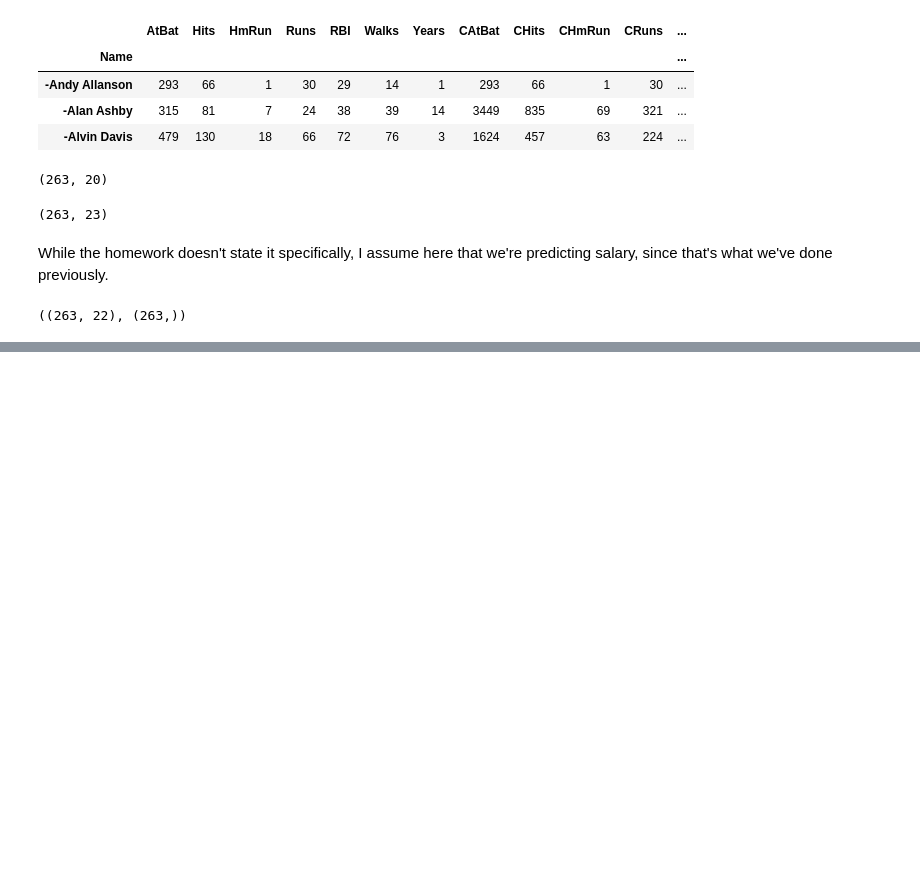
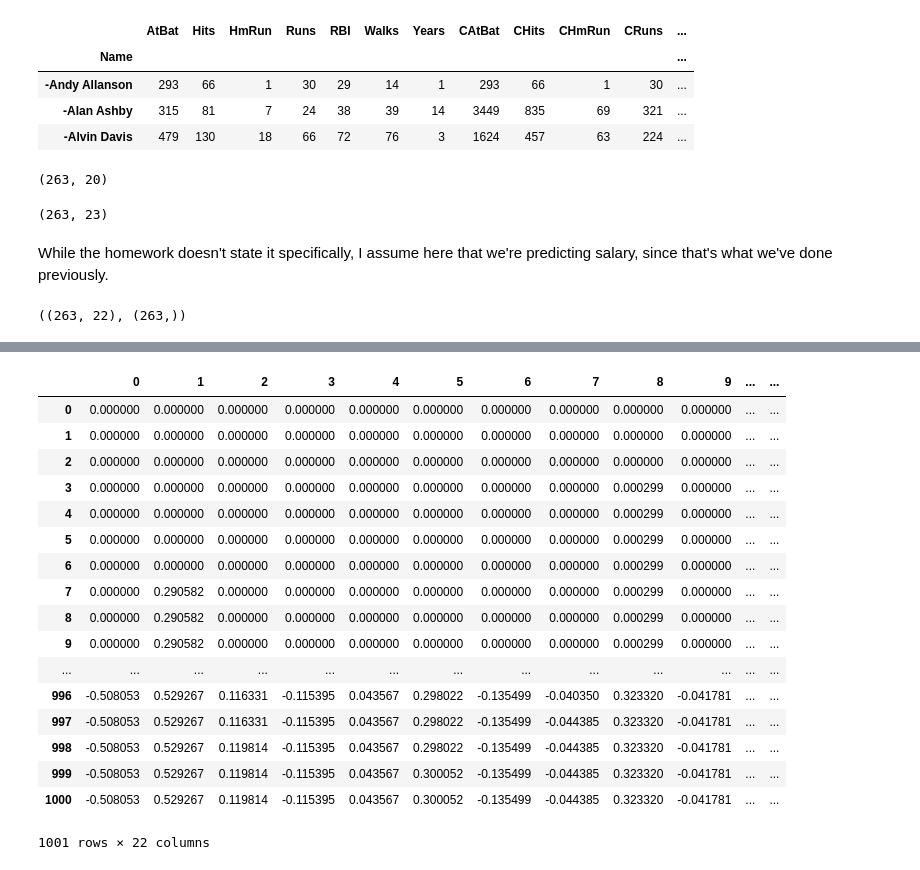
Before and after one commit to aenfield/Data558, a Jupyter notebook: Week04/EnfieldAndrew-HW4.ipynb, the cells around one changed output, grey strips where cells are left out. Cells and saved outputs as stored; diff of their text form; code cells hidden in the pictures; blank space fills up the shorter version.

```diff
--- a/Week04/EnfieldAndrew-HW4.ipynb
+++ b/Week04/EnfieldAndrew-HW4.ipynb
@@ -53,0 +105,22 @@ TODO break into train/test, using train_test_split likely - see lab
+# %%
+bar = coorddescent.randcoorddescent(X_train, y_train, lasso.alpha_, max_iter=1000)
+bar
+# %% [output]
+|  | 0 | 1 | 2 | 3 | 4 | 5 | 6 | 7 | 8 | 9 | ... | ... |
+| 0 | 0.000000 | 0.000000 | 0.000000 | 0.000000 | 0.000000 | 0.000000 | 0.000000 | 0.000000 | 0.000000 | 0.000000 | ... | ... |
+| 1 | 0.000000 | 0.000000 | 0.000000 | 0.000000 | 0.000000 | 0.000000 | 0.000000 | 0.000000 | 0.000000 | 0.000000 | ... | ... |
+| 2 | 0.000000 | 0.000000 | 0.000000 | 0.000000 | 0.000000 | 0.000000 | 0.000000 | 0.000000 | 0.000000 | 0.000000 | ... | ... |
+| 3 | 0.000000 | 0.000000 | 0.000000 | 0.000000 | 0.000000 | 0.000000 | 0.000000 | 0.000000 | 0.000299 | 0.000000 | ... | ... |
+| 4 | 0.000000 | 0.000000 | 0.000000 | 0.000000 | 0.000000 | 0.000000 | 0.000000 | 0.000000 | 0.000299 | 0.000000 | ... | ... |
+| 5 | 0.000000 | 0.000000 | 0.000000 | 0.000000 | 0.000000 | 0.000000 | 0.000000 | 0.000000 | 0.000299 | 0.000000 | ... | ... |
+| 6 | 0.000000 | 0.000000 | 0.000000 | 0.000000 | 0.000000 | 0.000000 | 0.000000 | 0.000000 | 0.000299 | 0.000000 | ... | ... |
+| 7 | 0.000000 | 0.290582 | 0.000000 | 0.000000 | 0.000000 | 0.000000 | 0.000000 | 0.000000 | 0.000299 | 0.000000 | ... | ... |
+| 8 | 0.000000 | 0.290582 | 0.000000 | 0.000000 | 0.000000 | 0.000000 | 0.000000 | 0.000000 | 0.000299 | 0.000000 | ... | ... |
+| 9 | 0.000000 | 0.290582 | 0.000000 | 0.000000 | 0.000000 | 0.000000 | 0.000000 | 0.000000 | 0.000299 | 0.000000 | ... | ... |
+| ... | ... | ... | ... | ... | ... | ... | ... | ... | ... | ... | ... | ... |
+| 996 | -0.508053 | 0.529267 | 0.116331 | -0.115395 | 0.043567 | 0.298022 | -0.135499 | -0.040350 | 0.323320 | -0.041781 | ... | ... |
+| 997 | -0.508053 | 0.529267 | 0.116331 | -0.115395 | 0.043567 | 0.298022 | -0.135499 | -0.044385 | 0.323320 | -0.041781 | ... | ... |
+| 998 | -0.508053 | 0.529267 | 0.119814 | -0.115395 | 0.043567 | 0.298022 | -0.135499 | -0.044385 | 0.323320 | -0.041781 | ... | ... |
+| 999 | -0.508053 | 0.529267 | 0.119814 | -0.115395 | 0.043567 | 0.300052 | -0.135499 | -0.044385 | 0.323320 | -0.041781 | ... | ... |
+| 1000 | -0.508053 | 0.529267 | 0.119814 | -0.115395 | 0.043567 | 0.300052 | -0.135499 | -0.044385 | 0.323320 | -0.041781 | ... | ... |
+1001 rows × 22 columns
```
Also changed, not shown: parts of 11 cells of this notebook, 2 other files.
